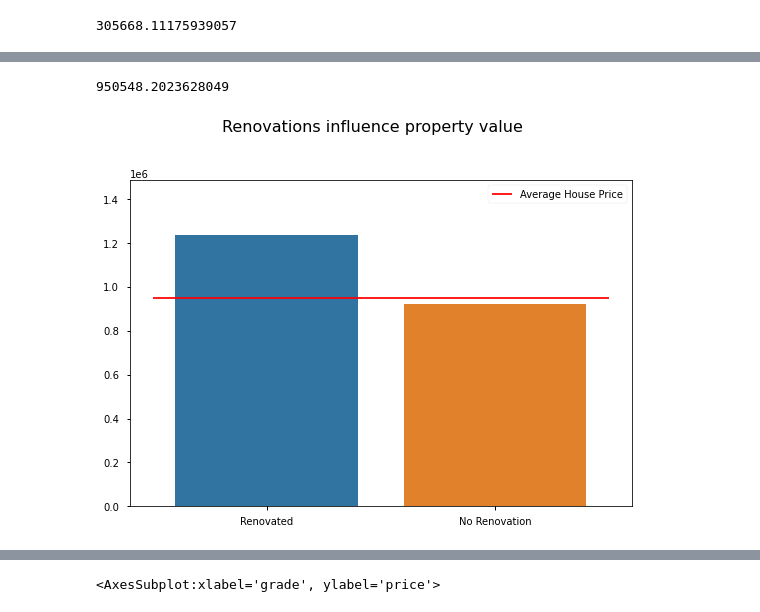
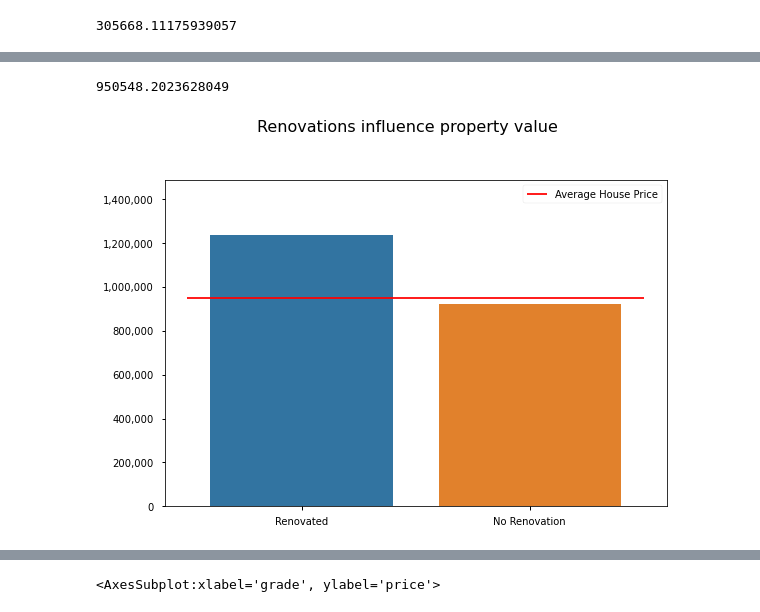
Before and after one commit to hall-nicholas/flatiron-ds-project-2, a Jupyter notebook: code/Dan_consolidated.ipynb, the cells around one changed output, grey strips where cells are left out. Cells and saved outputs as stored; diff of their text form; code cells hidden in the pictures.

```diff
--- a/code/Dan_consolidated.ipynb
+++ b/code/Dan_consolidated.ipynb
@@ -266,23 +319,27 @@ Name: price, dtype: float64
 # %%
 # print(no_renovation_mean)
 # print(renovated_mean)
 renovated = historic[(historic["Renovation"] == 1)]
 renovated_mean = renovated.price.mean()
 no_renovation = historic[(historic["Renovation"] == 0)]
 no_renovation_mean = no_renovation.price.mean()
 
 label_renovation = ["Renovated", "No Renovation"]
 values_renovation = [renovated_mean, no_renovation_mean]
 
 fig, ax = plt.subplots( figsize=(9,6))
-sns.barplot(ax=ax, x=label_renovation, y=values_renovation)
+sns.barplot(ax=ax, x=label_renovation, y=values_renovation )
+ax.get_yaxis().set_major_formatter(
+    plt.FuncFormatter(lambda x, p: format(int(x), ',')))
+
+
 plt.suptitle("Renovations influence property value", size=16, y=1.02)
 ax.hlines(historic['price'].mean(), -.5 ,1.5, colors="red", label="Average House Price")
 ax.set_ylim(0,1.2*renovated_mean)
 ax.legend()
 historic['price'].mean()
 
 # # plt.yticks([0, 4000, 8000, 10000, 12000, 14000])
 # %% [output]
 950548.2023628049
-[figure, old version]
+[figure, new version]
```
Also changed, not shown: parts of 17 cells of this notebook.
